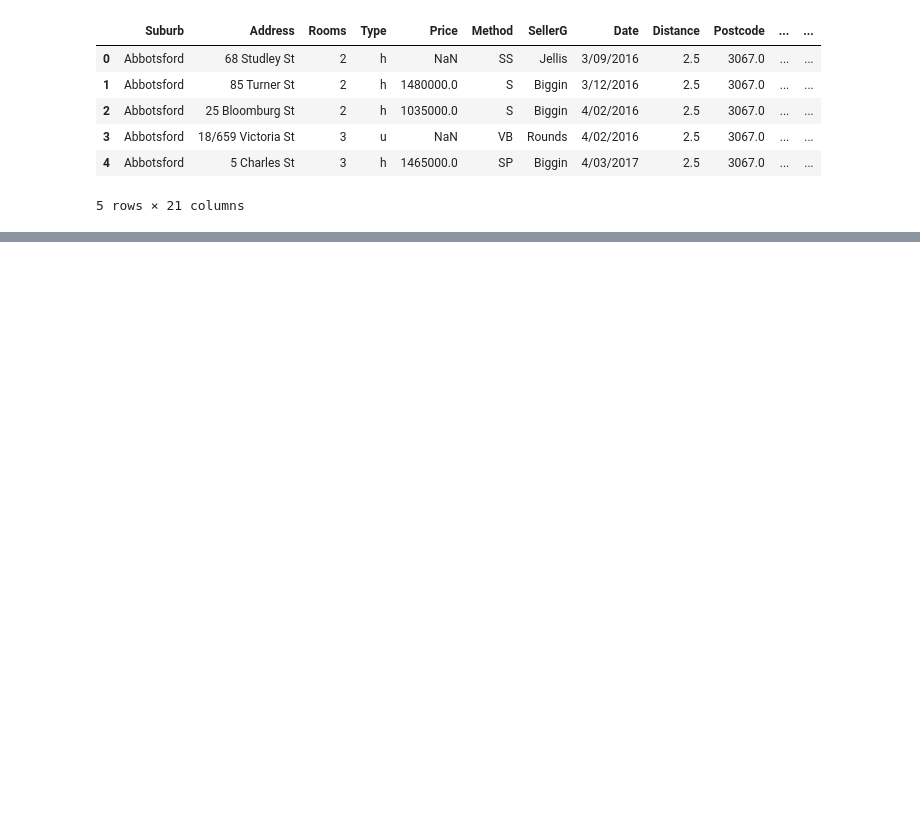
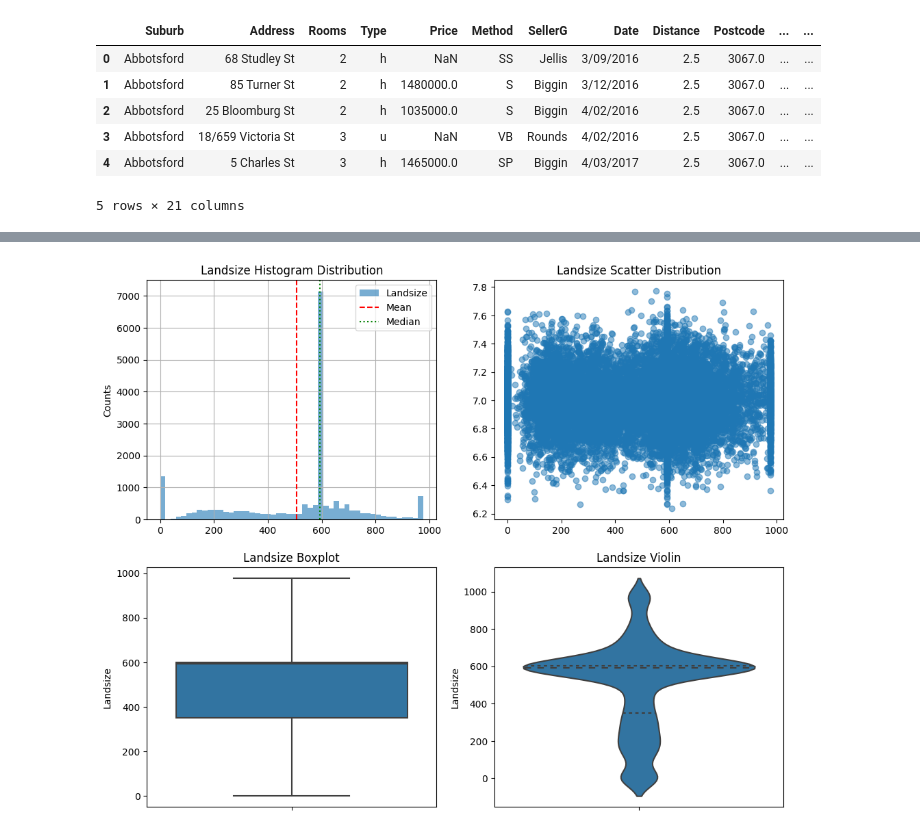
Before and after one commit to denizkazici/MLHousingPricePredictions, a Jupyter notebook: denizkazici.ipynb, the cells around one changed output, grey strips where cells are left out. Cells and saved outputs as stored; diff of their text form; code cells hidden in the pictures; blank space fills up the shorter version.

```diff
--- a/denizkazici.ipynb
+++ b/denizkazici.ipynb
@@ -28,0 +302,24 @@ df_copy.head()
+# %%
+plt.figure(figsize=(12, 10))
+
+plt.subplot(2, 2, 1)
+df_copy['Landsize'].hist(bins=50, label='Landsize', alpha=0.6)
+plt.axvline(np.mean(df_copy['Landsize']), ls='--', c='r', label="Mean")
+plt.axvline(np.median(df_copy['Landsize']), ls=':', c='g', label="Median")
+plt.ylabel("Counts")
+plt.title("Landsize Histogram Distribution");
+plt.legend()
+
+plt.subplot(2, 2, 2)
+plt.scatter(df_copy['Landsize'], np.random.normal(7, 0.2, size=df_copy.shape[0]), alpha=0.5)
+plt.title("Landsize Scatter Distribution");
+
+plt.subplot(2, 2, 3)
+sns.boxplot(y="Landsize", data=df_copy)
+plt.title("Landsize Boxplot");
+
+plt.subplot(2, 2, 4)
+sns.violinplot(y="Landsize", data=df_copy, inner="quartile", bw=0.2)
+plt.title("Landsize Violin");
+# %% [output]
+[figure, added]
```
Also changed, not shown: parts of 41 cells of this notebook.
